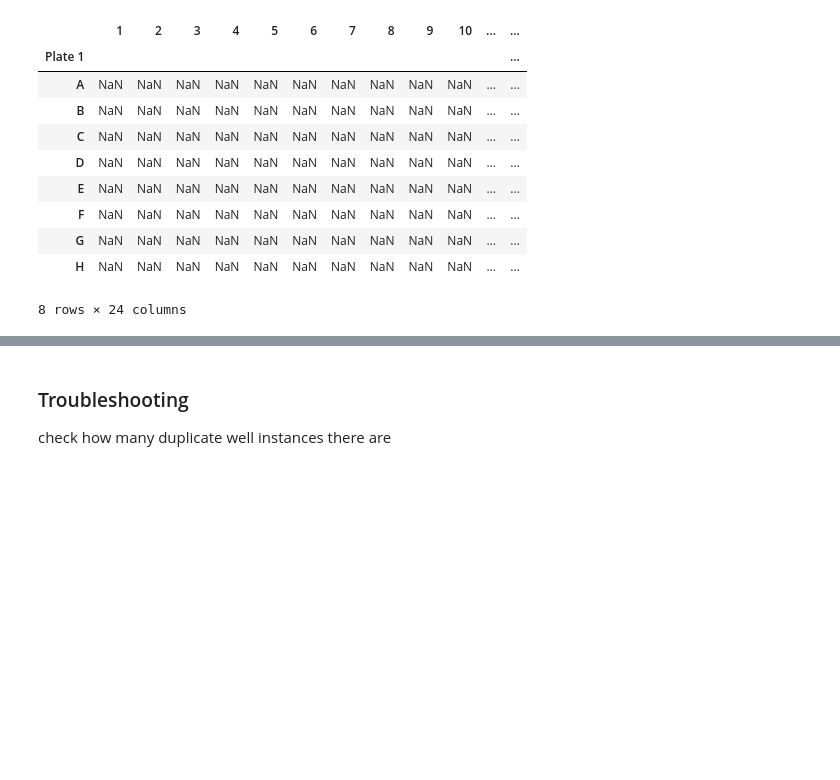
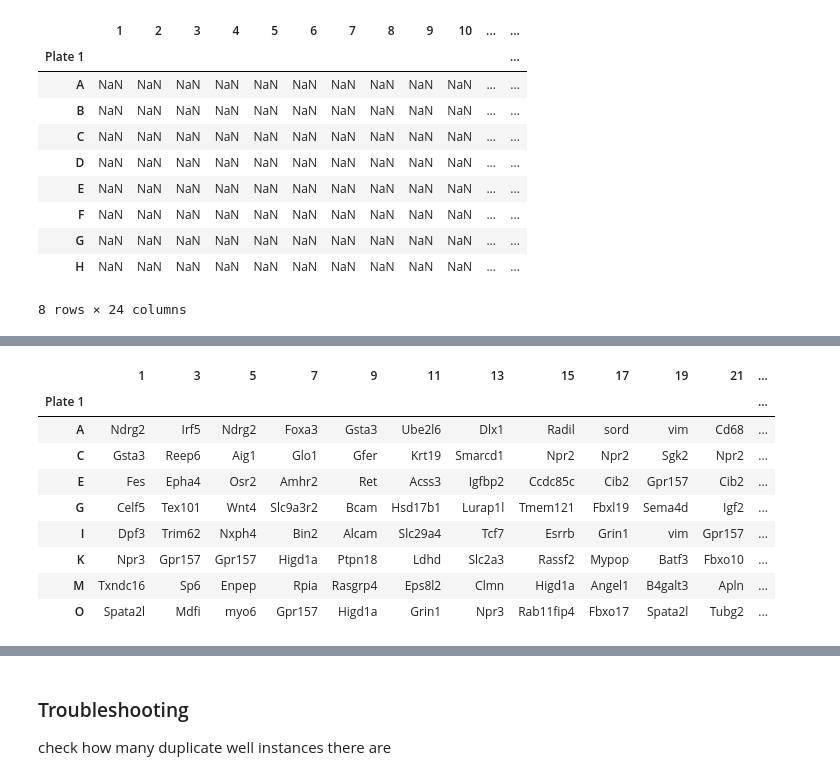
Before and after one commit to ebowen19/LW15-Functional-Screening, a Jupyter notebook: scripts/plate_map.ipynb, the cells around one changed output, grey strips where cells are left out. Saved outputs shown, nothing was run; the diff lists cells and outputs as text; code cells hidden in the pictures; blank space fills up the shorter version.

```diff
--- a/scripts/plate_map.ipynb
+++ b/scripts/plate_map.ipynb
@@ -88,0 +240,17 @@ plate_1
+# %%
+# drop NA rows/cols from both plate dataframes
+# Drop all rows that have only NaN values in place
+plate_1.dropna(axis=0, how='all', inplace=True)
+plate_1.dropna(axis=1, how='all', inplace=True)
+plate_1
+# %% [output]
+|  | 1 | 3 | 5 | 7 | 9 | 11 | 13 | 15 | 17 | 19 | 21 | ... |
+| Plate 1 |  |  |  |  |  |  |  |  |  |  |  | ... |
+| A | Ndrg2 | Irf5 | Ndrg2 | Foxa3 | Gsta3 | Ube2l6 | Dlx1 | Radil | sord | vim | Cd68 | ... |
+| C | Gsta3 | Reep6 | Aig1 | Glo1 | Gfer | Krt19 | Smarcd1 | Npr2 | Npr2 | Sgk2 | Npr2 | ... |
+| E | Fes | Epha4 | Osr2 | Amhr2 | Ret | Acss3 | Igfbp2 | Ccdc85c | Cib2 | Gpr157 | Cib2 | ... |
+| G | Celf5 | Tex101 | Wnt4 | Slc9a3r2 | Bcam | Hsd17b1 | Lurap1l | Tmem121 | Fbxl19 | Sema4d | Igf2 | ... |
+| I | Dpf3 | Trim62 | Nxph4 | Bin2 | Alcam | Slc29a4 | Tcf7 | Esrrb | Grin1 | vim | Gpr157 | ... |
+| K | Npr3 | Gpr157 | Gpr157 | Higd1a | Ptpn18 | Ldhd | Slc2a3 | Rassf2 | Mypop | Batf3 | Fbxo10 | ... |
+| M | Txndc16 | Sp6 | Enpep | Rpia | Rasgrp4 | Eps8l2 | Clmn | Higd1a | Angel1 | B4galt3 | Apln | ... |
+| O | Spata2l | Mdfi | myo6 | Gpr157 | Higd1a | Grin1 | Npr3 | Rab11fip4 | Fbxo17 | Spata2l | Tubg2 | ... |
```
Also changed, not shown: parts of 13 cells of this notebook, 7 other files.
